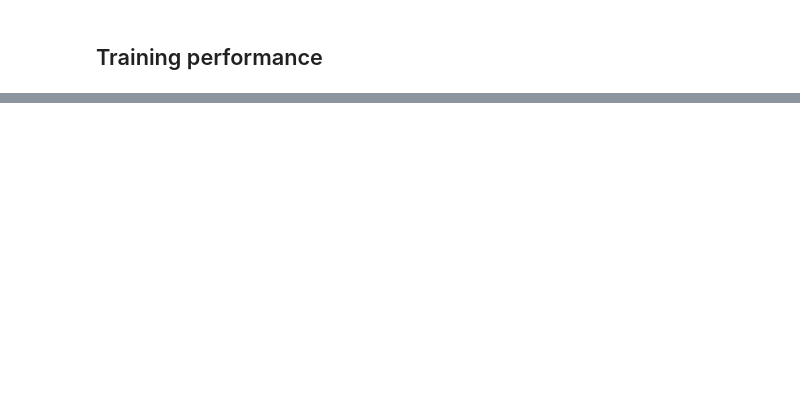
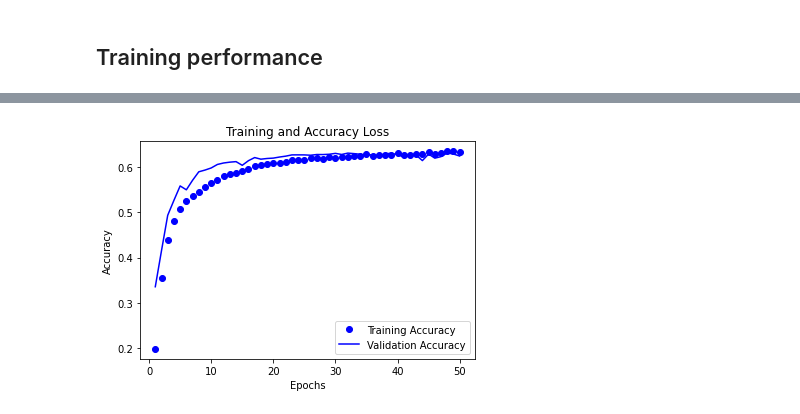
Before and after one commit to diegosol127/CSCE-636-Deep-Learning, a Jupyter notebook: Homework/CSCE_636_Proj01_Sol.ipynb, the cells around one changed output, grey strips where cells are left out. Saved outputs shown, nothing was run; the diff lists cells and outputs as text; code cells hidden in the pictures; blank space fills up the shorter version.

```diff
--- a/Homework/CSCE_636_Proj01_Sol.ipynb
+++ b/Homework/CSCE_636_Proj01_Sol.ipynb
@@ -394,0 +372,14 @@ plt.show()
+# %%
+# create figure for training data
+fig3, ax3 = plt.subplots()
+
+# plot
+ax3.plot(epochs, updated_train_acc_values, "bo", label="Training Accuracy")
+ax3.plot(epochs, updated_val_acc_values, "b", label="Validation Accuracy")
+ax3.set_title("Training and Accuracy Loss")
+ax3.set_xlabel("Epochs")
+ax3.set_ylabel("Accuracy")
+ax3.legend()
+plt.show()
+# %% [output]
+[figure, added]
```
Also changed, not shown: parts of 16 cells of this notebook.
